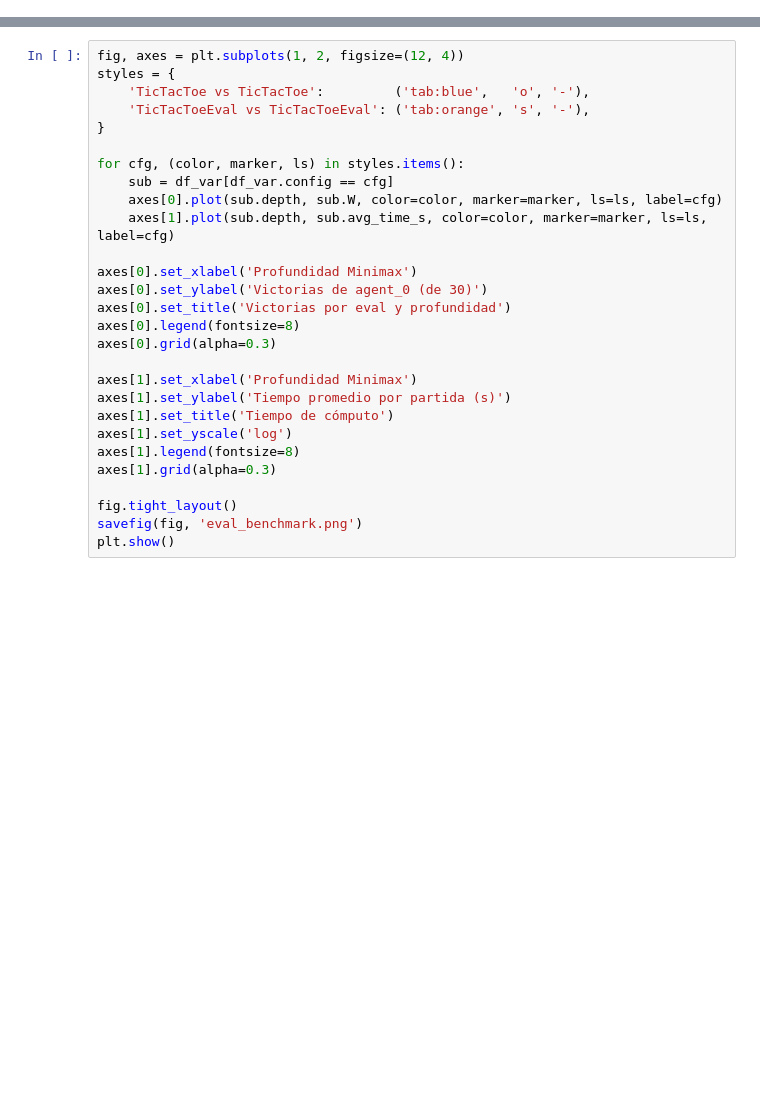
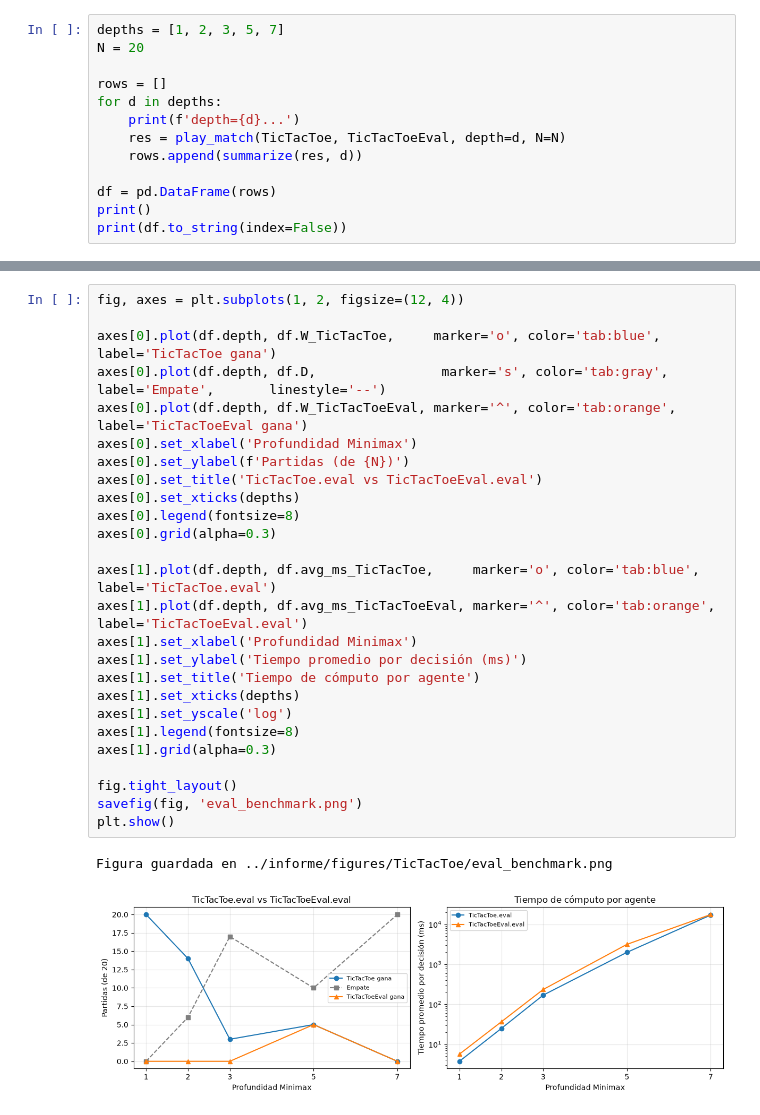
Before and after one commit to nataliacampiglia/multiagentes_obligarotio_2, a Jupyter notebook: Alternating Games/TicTacToe-Eval.ipynb, the cells around one changed output, grey strips where cells are left out. Saved outputs shown, nothing was run; the diff lists cells and outputs as text; blank space fills up the shorter version.

Commit message:
feat: completado benchmark

```diff
--- a/Alternating Games/TicTacToe-Eval.ipynb
+++ b/Alternating Games/TicTacToe-Eval.ipynb
@@ -120,0 +89,13 @@ df_var.pivot_table(index='depth', columns='config', values=['W', 'D', 'L'])
+# %%
+depths = [1, 2, 3, 5, 7]
+N = 20
+
+rows = []
+for d in depths:
+    print(f'depth={d}...')
+    res = play_match(TicTacToe, TicTacToeEval, depth=d, N=N)
+    rows.append(summarize(res, d))
+
+df = pd.DataFrame(rows)
+print()
+print(df.to_string(index=False))
@@ -121,28 +115,29 @@ df_var.pivot_table(index='depth', columns='config', values=['W', 'D', 'L'])
 # %%
 fig, axes = plt.subplots(1, 2, figsize=(12, 4))
-styles = {
-    'TicTacToe vs TicTacToe':         ('tab:blue',   'o', '-'),
-    'TicTacToeEval vs TicTacToeEval': ('tab:orange', 's', '-'),
-}
 
-for cfg, (color, marker, ls) in styles.items():
-    sub = df_var[df_var.config == cfg]
-    axes[0].plot(sub.depth, sub.W, color=color, marker=marker, ls=ls, label=cfg)
-    axes[1].plot(sub.depth, sub.avg_time_s, color=color, marker=marker, ls=ls, label=cfg)
-
+axes[0].plot(df.depth, df.W_TicTacToe,     marker='o', color='tab:blue',   label='TicTacToe gana')
+axes[0].plot(df.depth, df.D,                marker='s', color='tab:gray',   label='Empate',       linestyle='--')
+axes[0].plot(df.depth, df.W_TicTacToeEval, marker='^', color='tab:orange', label='TicTacToeEval gana')
 axes[0].set_xlabel('Profundidad Minimax')
-axes[0].set_ylabel('Victorias de agent_0 (de 30)')
-axes[0].set_title('Victorias por eval y profundidad')
+axes[0].set_ylabel(f'Partidas (de {N})')
+axes[0].set_title('TicTacToe.eval vs TicTacToeEval.eval')
+axes[0].set_xticks(depths)
 axes[0].legend(fontsize=8)
 axes[0].grid(alpha=0.3)
 
+axes[1].plot(df.depth, df.avg_ms_TicTacToe,     marker='o', color='tab:blue',   label='TicTacToe.eval')
+axes[1].plot(df.depth, df.avg_ms_TicTacToeEval, marker='^', color='tab:orange', label='TicTacToeEval.eval')
 axes[1].set_xlabel('Profundidad Minimax')
-axes[1].set_ylabel('Tiempo promedio por partida (s)')
-axes[1].set_title('Tiempo de cómputo')
+axes[1].set_ylabel('Tiempo promedio por decisión (ms)')
+axes[1].set_title('Tiempo de cómputo por agente')
+axes[1].set_xticks(depths)
 axes[1].set_yscale('log')
 axes[1].legend(fontsize=8)
 axes[1].grid(alpha=0.3)
 
 fig.tight_layout()
 savefig(fig, 'eval_benchmark.png')
 plt.show()
+# %% [output]
+Figura guardada en ../informe/figures/TicTacToe/eval_benchmark.png
+[figure, added]
```
Also changed, not shown: parts of 9 cells of this notebook, 2 other files.
